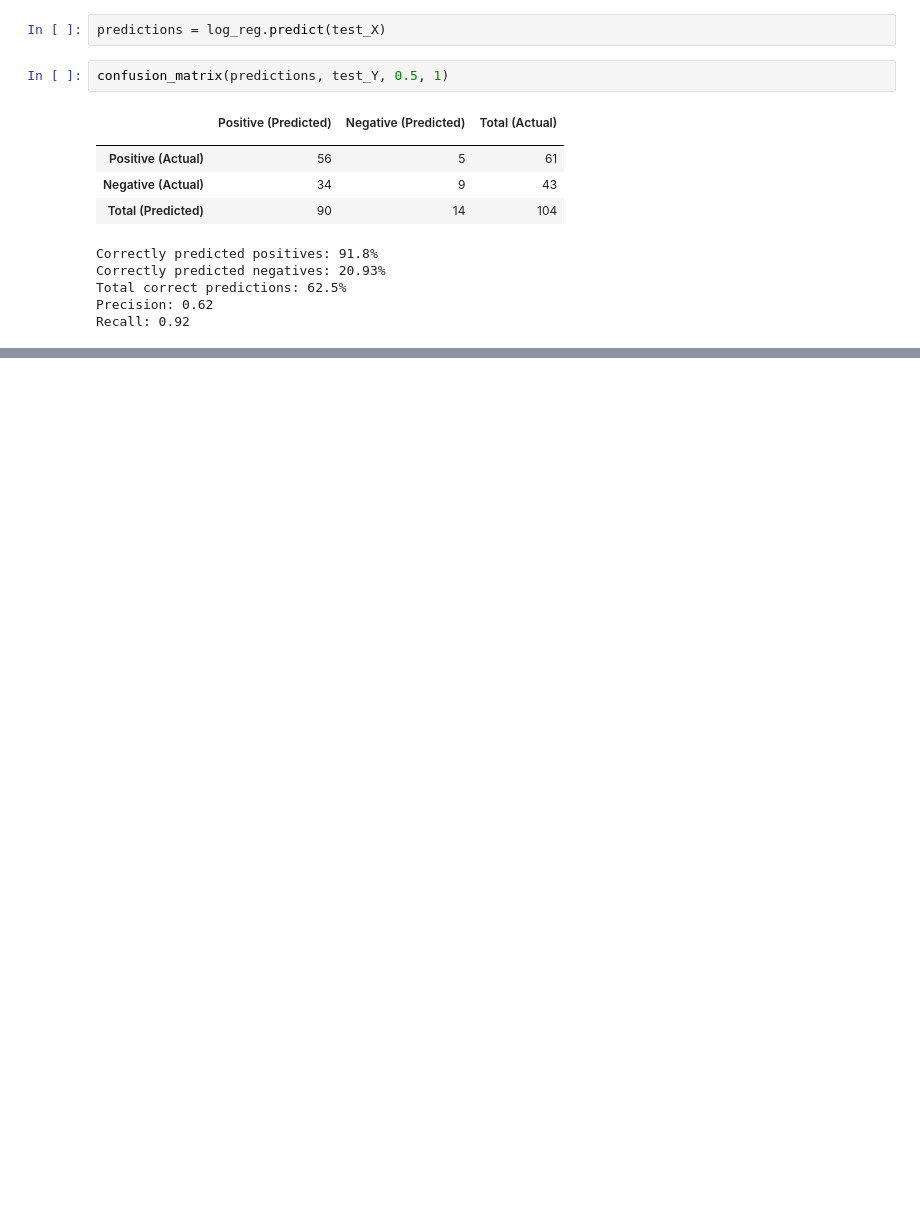
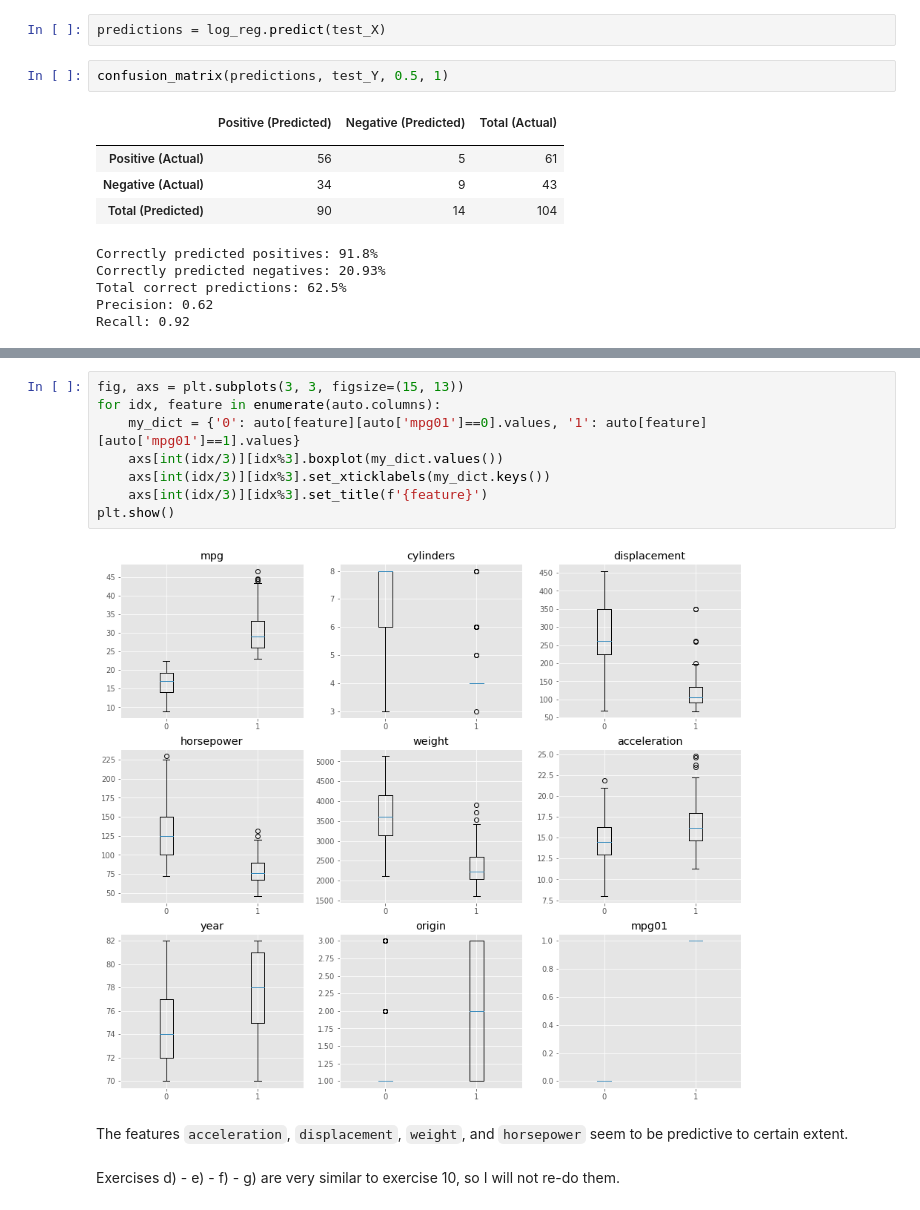
Before and after one commit to maurock/ISLR, a Jupyter notebook: Chapter_4.ipynb, the cells around one changed output, grey strips where cells are left out. Saved outputs shown, nothing was run; the diff lists cells and outputs as text; blank space fills up the shorter version.

```diff
--- a/Chapter_4.ipynb
+++ b/Chapter_4.ipynb
@@ -263,0 +564,14 @@ Repeat using LDA.
+# %%
+fig, axs = plt.subplots(3, 3, figsize=(15, 13))
+for idx, feature in enumerate(auto.columns):
+    my_dict = {'0': auto[feature][auto['mpg01']==0].values, '1': auto[feature][auto['mpg01']==1].values}
+    axs[int(idx/3)][idx%3].boxplot(my_dict.values())
+    axs[int(idx/3)][idx%3].set_xticklabels(my_dict.keys())
+    axs[int(idx/3)][idx%3].set_title(f'{feature}')
+plt.show()
+# %% [output]
+[figure, added]
+# %% [markdown]
+The features `acceleration`, `displacement`, `weight`, and `horsepower` seem to be predictive to certain extent.
+# %% [markdown]
+Exercises d) - e) - f) - g) are very similar to exercise 10, so I will not re-do them.
```
Also changed, not shown: parts of 35 cells of this notebook.
